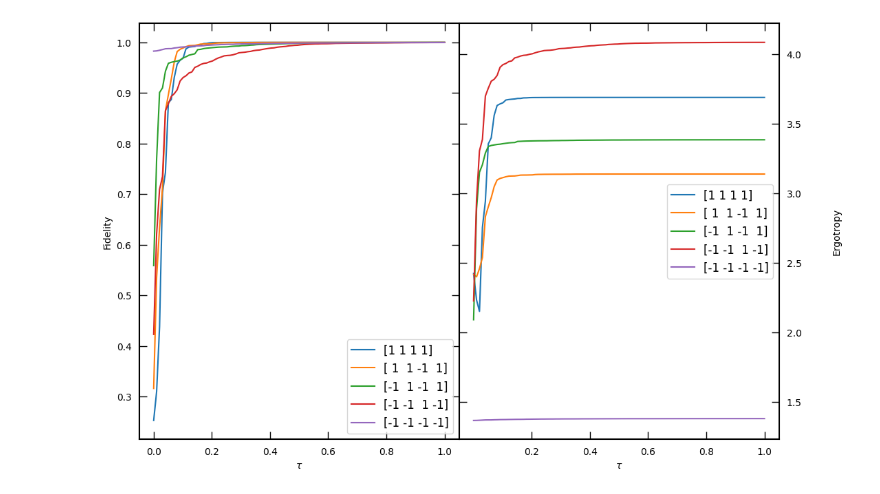
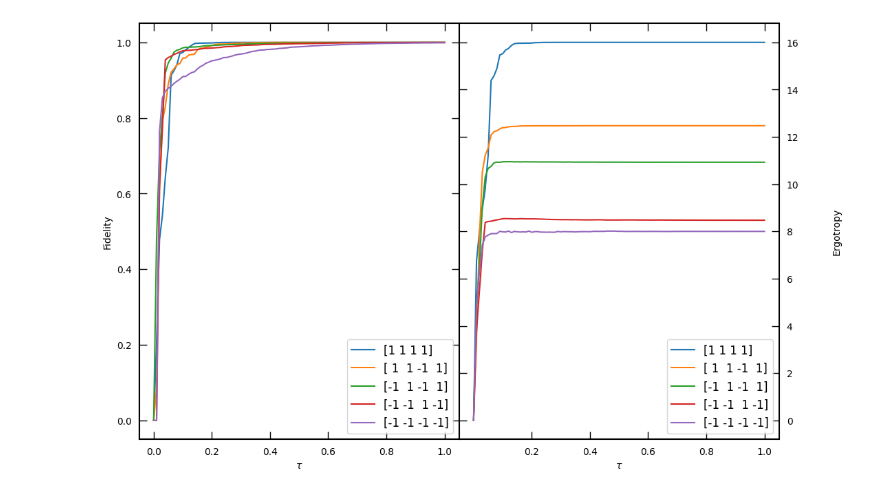
Before and after one commit to egementunca/QBattery_v2, a Jupyter notebook: Heisenberg/heisenbergRandom.ipynb, the cells around one changed output. Saved outputs shown, nothing was run; the diff lists cells and outputs as text; code cells hidden in the pictures.

```diff
--- a/Heisenberg/heisenbergRandom.ipynb
+++ b/Heisenberg/heisenbergRandom.ipynb
@@ -101,19 +97,17 @@ def charge(H0, Htot, ancilla, target, tracekeep, times):
 h = 1
 N0 = 4
 times, realizations = 100 , 5
-mu = 0
-# sigma = np.arange(0.1,0.9,0.1)
-t = np.linspace(0,1,times)
+t = np.linspace(0,1,100)
 # %%
-fid = np.zeros(shape=(realizations, times))
-ergotropy = np.zeros(shape=(realizations, times))
+fid = np.zeros(shape=(realizations, times+1))
+ergotropy = np.zeros(shape=(realizations, times+1))
+states = []
 
 Jall=np.array([[1,1,1,1], [1,1,-1,1], [ -1,1,-1,1],[ -1,-1,1,-1], [-1,-1,-1,-1]])
 g = [1,1,1,1]
 p = [1,1,1,1]
 
 for r in range(realizations):
-    R = []
     J = Jall[r]
 
     edges0 = [[0,1,J[0]],[1,2,J[1]],[2,3,J[2]],[3,0,J[3]]]
@@ -127,56 +121,56 @@ for r in range(realizations):
 
     edges = [[1,edges1],[2,edges20],[2,edges21],[3,edges30],[3,edges33],[4,edges40],[4,edges44]]
 
-    H0 = Isingx(N0, edges0, h=1)
-    edge = rnd.choice(edges)
-    N = N0+edge[0]
-    edges1= edge[1]
-    tracekeep = np.arange((N-N0),N,1)
+    H0 = Hxxx(N0, edges0, h=1)
+    HsystEigEn, HsysEigVec = H0.eigenstates(sparse=False, sort='low', eigvals=0, tol=0, maxiter=100000)
+    target = excstate(N0)
 
-    Htot = Hxxx(N, edges1, h=1)
-    _, gsket = Htot.groundstate()
-    Rin = gsket*gsket.dag()
-    Rt0 = mesolve(Htot,Rin,t)
-    Rtstates0 = Rt0.states[-1].unit()
-    Rsyst_red = ptrace(Rtstates0,tracekeep)
-    W0 = (Rsyst_red*H0).tr()
-    HsystEigEn = H0.eigenenergies(sparse=False, sort='low', eigvals=0, tol=0, maxiter=100000)
-    target = excstate(N0)
-    target = target*target.dag()
+    _, gsket = H0.groundstate()
+    rhoGs = gsket*gsket.dag()
+    rhoGsVals, rhoGsVecs = rhoGs.eigenstates(sparse=False, sort='high', eigvals=0, tol=0, maxiter=100000)
+    ergotropy[r,0] = calc_erg(HsystEigEn, HsysEigVec, rhoGsVals, rhoGsVecs)
+    fid[r,0] = fidelity(target,rhoGs)
+
+
+    Rsyst_red = rhoGs
+    t = np.linspace(0,1,100)
     for i in range(times):
+
         edge = rnd.choice(edges)
         N = N0+edge[0]
         edges1= edge[1]
+
         Htot = Hxxx(N, edges1, h=1)
         ancilla = excstate(N-N0)
         tracekeep = np.arange((N-N0),N,1)
 
         Rin=tensor(ancilla,Rsyst_red)
         Rt = mesolve(Htot,Rin,t)
         Rtstates = Rt.states[-1].unit()
         Rsyst_red = ptrace(Rtstates,tracekeep).unit()
-        RsystEigVal = Rsyst_red.eigenenergies(sparse=False, sort='high', eigvals=0, tol=0, maxiter=100000)
-        R.append(Rsyst_red)
-        ergotropy[r,i] =  W0-np.sum(RsystEigVal*HsystEigEn)
-        fid[r,i] = fidelity(target,Rsyst_red)
+
+        RsystEigVal, RsystEigVec = Rsyst_red.eigenstates(sparse=False, sort='high', eigvals=0, tol=0, maxiter=100000)
+        ergotropy[r,i+1] = calc_erg(HsystEigEn, HsysEigVec, RsystEigVal, RsystEigVec)
+        fid[r,i+1] = fidelity(target,Rsyst_red)
 
 fig, axs = plt.subplots(1,2,figsize=(12,8), dpi=100)
 plt.subplots_adjust(wspace=0,hspace=0)
 
+t=np.linspace(0,1,101)
 for r in range(realizations):
     axs[0].plot(t, fid[r], label = str(Jall[r]))
     axs[1].plot(t, ergotropy[r], label= str(Jall[r]))
     axs[0].set_ylabel(r'Fidelity')
     axs[1].set_ylabel(r'Ergotropy',labelpad=-400)
 
 axs[1].set_xticks(axs[1].get_xticks()[2:-1])
 axs[1].tick_params(labelleft=False,labelright=True)
 
 for idx in [0,1]:
     axs[idx].legend(fontsize=12)
     axs[idx].set_xlabel('$\\tau$')
 
     for e in ['x', 'y']:
         axs[idx].tick_params(axis=e,which='major',size=8,width=1,direction='in',top='on',right='on')
 # %% [output]
-[figure, old version]
+[figure, new version]
```
Also changed, not shown: parts of 3 cells of this notebook, 25 other files.
